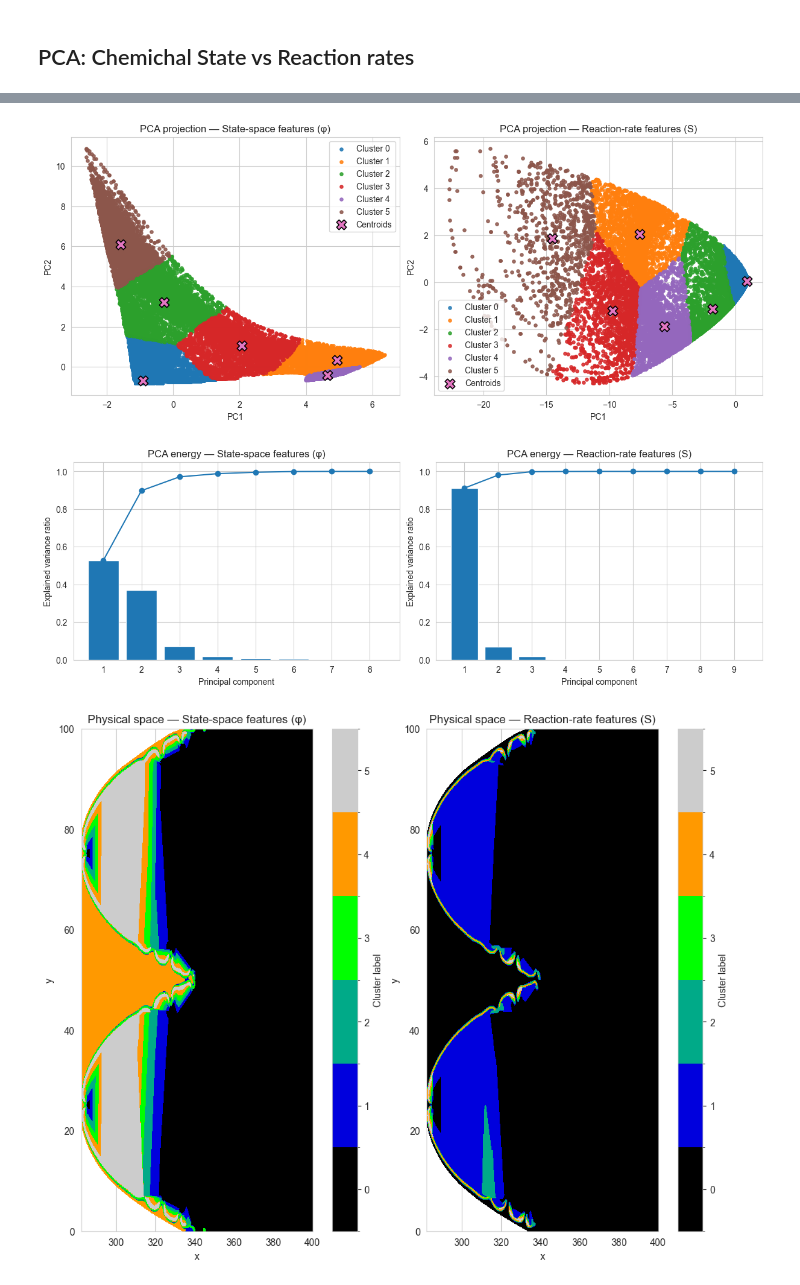
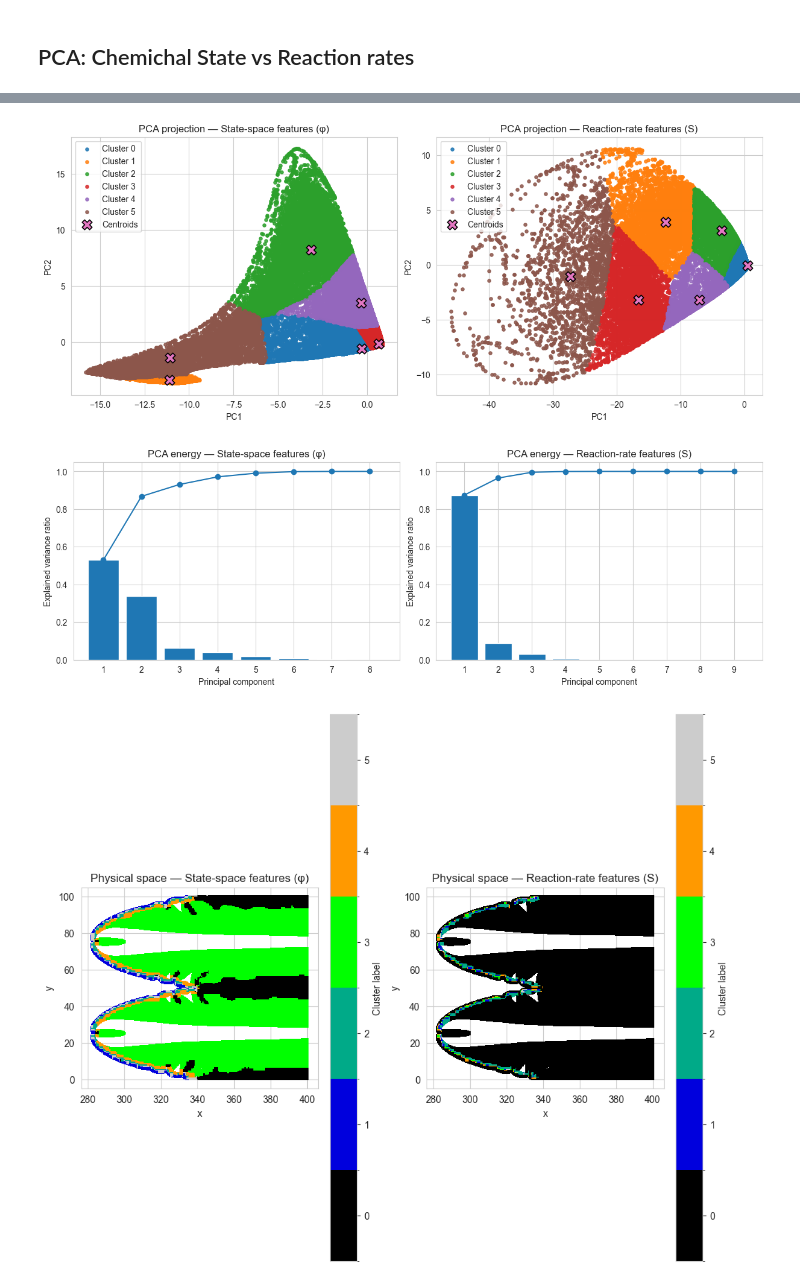
Before and after one commit to AlexandrosNtakoulas/FLAME-rf, a Jupyter notebook: Clustering_comparison.ipynb, the cells around one changed output, grey strips where cells are left out. Drawn from its saved outputs; the diff is of its cells as text; code cells hidden in the pictures.

```diff
--- a/Clustering_comparison.ipynb
+++ b/Clustering_comparison.ipynb
@@ -38,12 +38,12 @@ df = pd.read_csv("extracted_flame_front_120.csv")
 #        'normal_strain_rate', 'total_strain_rate', 'density_ratio_sigma',
 #        'vorticity', 'omega_H2', 'omega_O2', 'omega_H2O', 'omega_H', 'omega_O',
 #        'omega_OH', 'omega_HO2', 'omega_H2O2', 'omega_N2', 'Le_def']
-features = [
-    'omega_H2', 'omega_O2', 'omega_H2O', 'omega_H', 'omega_O', 'omega_OH',
-    'omega_HO2', 'omega_H2O2', 'omega_N2', 'T'
-]
+# features = [
+#     'omega_H2', 'omega_O2', 'omega_H2O', 'omega_H', 'omega_O', 'omega_OH',
+#     'omega_HO2', 'omega_H2O2', 'omega_N2', 'T'
+# ]
 
-#features = ['T','H2','O2', 'H2O', 'HO2', 'H2O2']
+features = ['T','H2','O2', 'H2O', 'HO2', 'H2O2']
 
 colourmap = df["disp_speed_density_weighted"]
 
@@ -79,8 +80,8 @@ dimensionality reduction, unsupervised clustering, and feature correlation"
 
 print(int(np.sqrt(len(X))))
 clusterer = hdbscan.HDBSCAN(
-    min_cluster_size=1000, #int(np.sqrt(len(X))),
-    min_samples= 250, #int(np.sqrt(len(X))), #int(np.sqrt(len(X))),
+    min_cluster_size=int(np.sqrt(len(X))),
+    min_samples=int(np.sqrt(len(X))), #int(np.sqrt(len(X))),
     metric='euclidean',
     cluster_selection_method='eom',
     prediction_data=True
@@ -413,11 +391,21 @@ for feature_setting in range(2):
 
     z = labels  # cluster labels (length n)
 
-    # >>>>> THIS IS THE IMPORTANT CHANGE <<<<<
+    # >>>>> USE PRE-CREATED AXIS <<<<<
     ax_phys = axs_phys[feature_setting]  # use pre-created axis instead of new figure
 
-    # Option 1: use triangulation (slightly cleaner)
-    c = ax_phys.tricontourf(tri, z, levels=bounds, cmap=cmap, norm=norm)
+    # Scatter version (instead of tricontourf)
+    # x, y must be your point coordinates of length n
+    c = ax_phys.scatter(
+        df['x'],
+        df['y'],
+        c=z,
+        cmap=cmap,
+        norm=norm,
+        s=8,         # adjust marker size as you like
+        marker='s',  # 's' gives a more "pixel-like" continuous feel; use 'o' if preferred
+        linewidths=0
+    )
 
     # Attach colorbar to fig_phys, but only for this axis
     cb = fig_phys.colorbar(c, ax=ax_phys, ticks=np.arange(k))
@@ -425,8 +413,9 @@ for feature_setting in range(2):
 
     ax_phys.set_xlabel("x")
     ax_phys.set_ylabel("y")
+    ax_phys.set_title(f"Physical space — {col_titles[feature_setting]}")
+    ax_phys.set_aspect("equal")  # optional but usually nice for x–y maps
 
-    ax_phys.set_title(f"Physical space — {col_titles[feature_setting]}")
 
 # --- Render all figures once, side-by-side comparisons ready ---
 plt.show()
@@ -446,8 +435,8 @@ plt.show()
 ... (37 lines left out)
   PC 6:  0.0000   (cumulative:  1.0000)
   PC 7:  0.0000   (cumulative:  1.0000)
   PC 8:  0.0000   (cumulative:  1.0000)
   PC 9:  0.0000   (cumulative:  1.0000)
-[figure, old version]
+[figure, new version]
-[figure, old version]
+[figure, new version]
-[figure, old version]
+[figure, new version]
```
Also changed, not shown: parts of 6 cells of this notebook, 6 other files.
